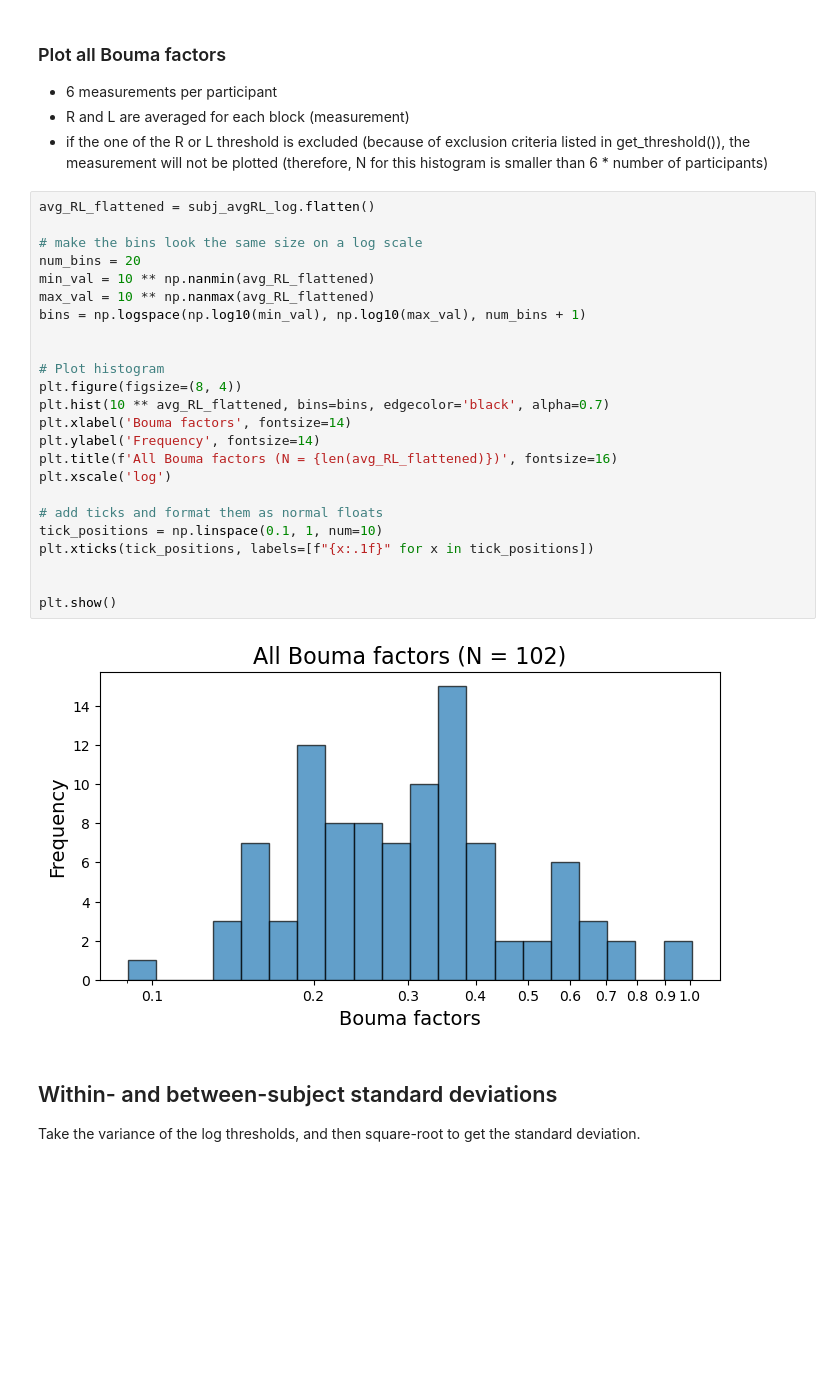
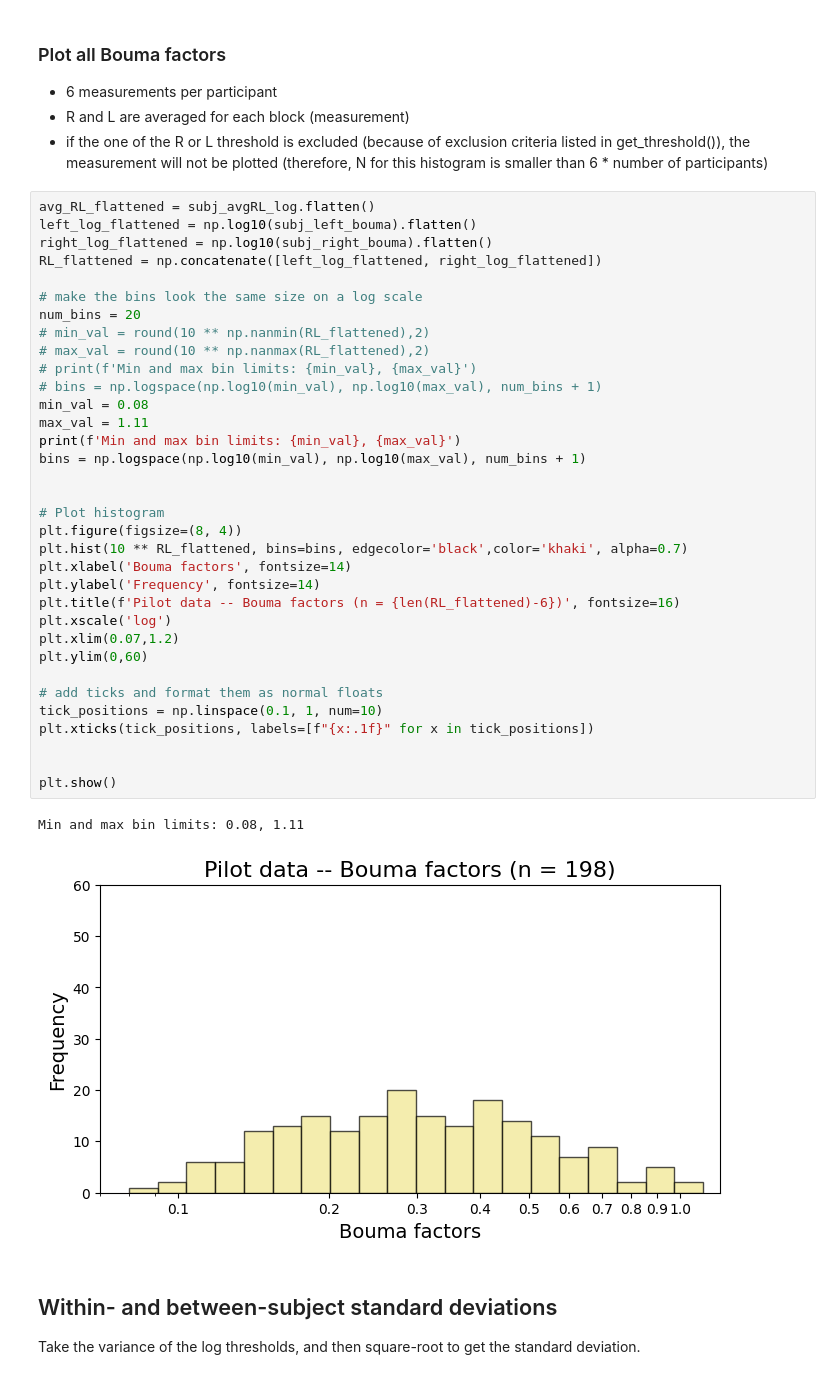
Before and after one commit to fh986/crowding-individual-difference, a Jupyter notebook: Variance_Crowding.ipynb, the cells around one changed output. Saved outputs shown, nothing was run; the diff lists cells and outputs as text; blank space fills up the shorter version.

```diff
--- a/Variance_Crowding.ipynb
+++ b/Variance_Crowding.ipynb
@@ -310,30 +310,41 @@ print(10 ** np.nanmean(subj_avgRL_log, axis = 0))
 - if the one of the R or L threshold is excluded (because of exclusion criteria listed in get_threshold()), the measurement will not be plotted (therefore, N for this histogram is smaller than 6 * number of participants)
 # %%
 avg_RL_flattened = subj_avgRL_log.flatten()
+left_log_flattened = np.log10(subj_left_bouma).flatten()
+right_log_flattened = np.log10(subj_right_bouma).flatten()
+RL_flattened = np.concatenate([left_log_flattened, right_log_flattened])
 
 # make the bins look the same size on a log scale
 num_bins = 20
-min_val = 10 ** np.nanmin(avg_RL_flattened)
-max_val = 10 ** np.nanmax(avg_RL_flattened)
+# min_val = round(10 ** np.nanmin(RL_flattened),2)
+# max_val = round(10 ** np.nanmax(RL_flattened),2)
+# print(f'Min and max bin limits: {min_val}, {max_val}')
+# bins = np.logspace(np.log10(min_val), np.log10(max_val), num_bins + 1)
+min_val = 0.08
+max_val = 1.11
+print(f'Min and max bin limits: {min_val}, {max_val}')
 bins = np.logspace(np.log10(min_val), np.log10(max_val), num_bins + 1)
 
 
 # Plot histogram
 plt.figure(figsize=(8, 4))
-plt.hist(10 ** avg_RL_flattened, bins=bins, edgecolor='black', alpha=0.7)
+plt.hist(10 ** RL_flattened, bins=bins, edgecolor='black',color='khaki', alpha=0.7)
 plt.xlabel('Bouma factors', fontsize=14)
 plt.ylabel('Frequency', fontsize=14)
-plt.title(f'All Bouma factors (N = {len(avg_RL_flattened)})', fontsize=16)
+plt.title(f'Pilot data -- Bouma factors (n = {len(RL_flattened)-6})', fontsize=16)
 plt.xscale('log')
+plt.xlim(0.07,1.2)
+plt.ylim(0,60)
 
 # add ticks and format them as normal floats
 tick_positions = np.linspace(0.1, 1, num=10)
 plt.xticks(tick_positions, labels=[f"{x:.1f}" for x in tick_positions])
 
 
 plt.show()
 # %% [output]
+Min and max bin limits: 0.08, 1.11
-[figure, old version]
+[figure, new version]
 # %% [markdown]
 ## Within- and between-subject standard deviations
 
```
Also changed, not shown: parts of 9 cells of this notebook, 1 other file.
